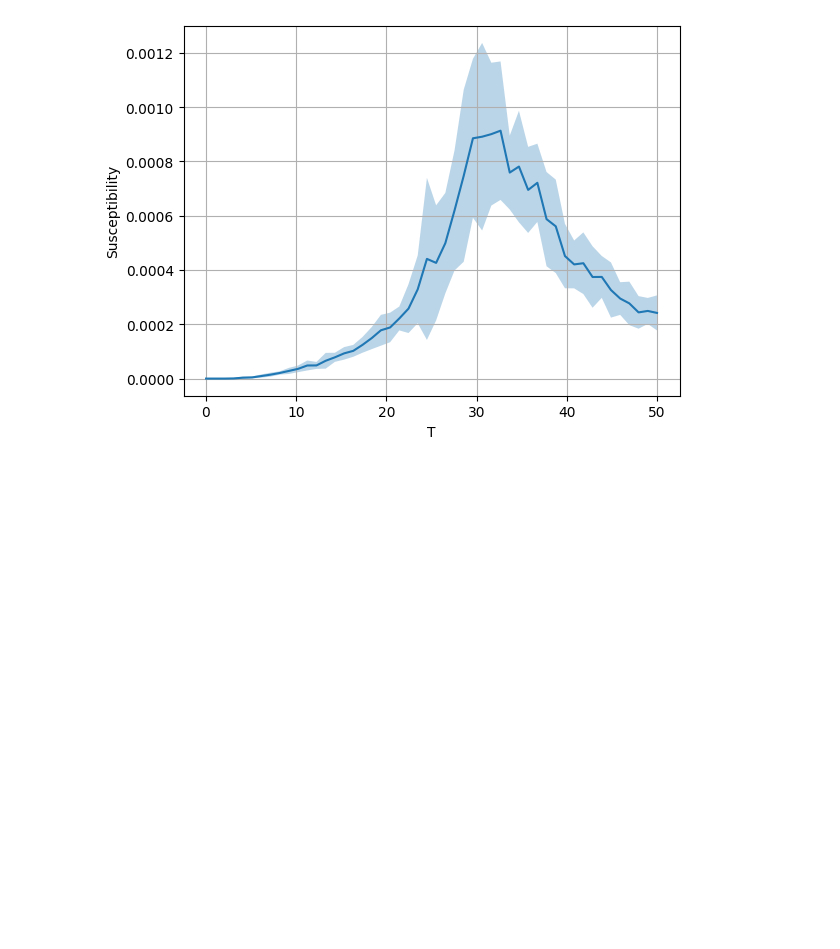
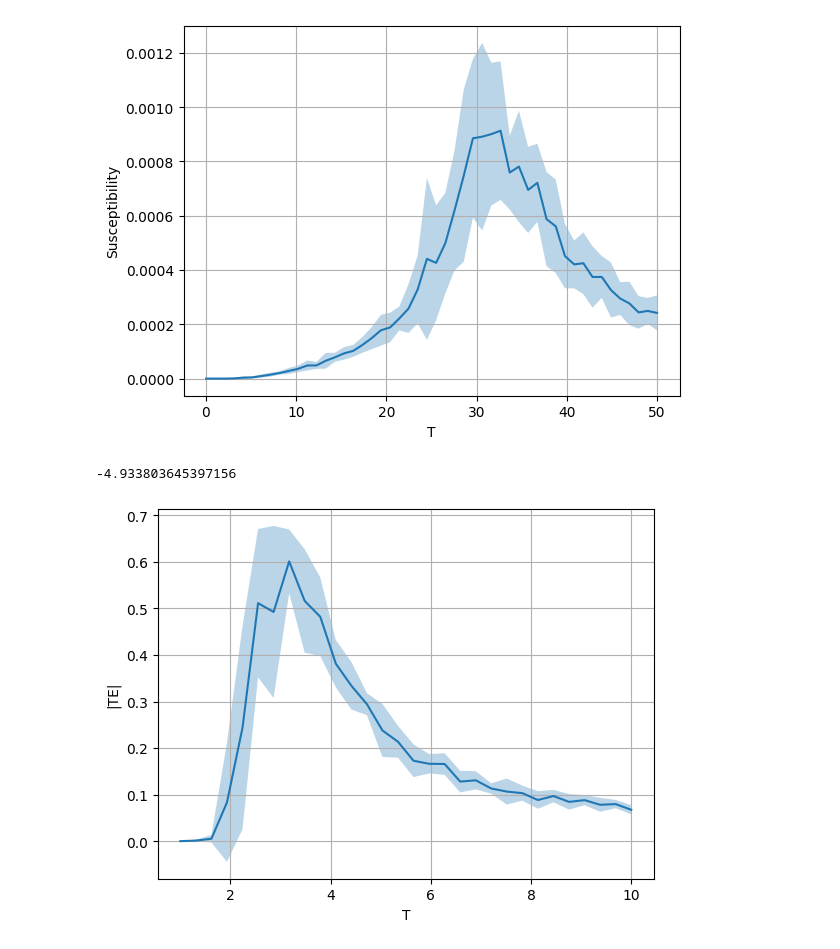
Before and after one commit to mylenevdmaas/CSS2023, a Jupyter notebook: Lotte/run_simulations_lotte.ipynb, the cells around one changed output. Cells and saved outputs as stored; diff of their text form; code cells hidden in the pictures; blank space fills up the shorter version.

```diff
--- a/Lotte/run_simulations_lotte.ipynb
+++ b/Lotte/run_simulations_lotte.ipynb
@@ -119,0 +106,41 @@ plot_results(sim_data, temperatures, test_name, save=False)
+# %%
+n = 90
+n_iterations = 3000
+T = 40
+combos = list(itertools.product([-1, 1], repeat=3))
+spins = random_spins(n)
+J = conn_matrix_basic(n)
+_, list_avg_magnetisation, list_sus, spins_timeseries = metropolis(spins, n_iterations, T, J)
+# %%
+TE(spins_timeseries, n, combos)
+# %% [output]
+-4.933803645397156
+# %%
+n = 10
+n_iterations = 3000
+runs = 10
+combos = list(itertools.product([-1, 1], repeat=3))
+C = []
+C_std = []
+temperatures = np.linspace(1, 10, 30)
+J = conn_matrix_basic(n)
+for T in temperatures:
+    x = np.zeros(runs)
+    for i in range(0, runs):
+        spins = random_spins(n)
+        _, list_avg_magnetisation, list_sus, spins_timeseries = metropolis(spins, n_iterations, T, J)
+        x[i] = TE(spins_timeseries, n, combos)
+    C_std.append(np.std(x))
+    C.append(np.abs(np.mean(x)))
+# %%
+lower_bound = np.subtract(C, C_std)
+upper_bound = np.add(C, C_std)
+plt.plot(temperatures, C)
+plt.fill_between(temperatures, lower_bound, upper_bound, alpha=0.3)
+
+plt.ylabel('|TE|')
+plt.xlabel('T')
+plt.grid()
+plt.savefig('10_nodes_TE.png', bbox_inches='tight')
+# %% [output]
+[figure, added]
```
Also changed, not shown: parts of 4 cells of this notebook, 3 other files.
